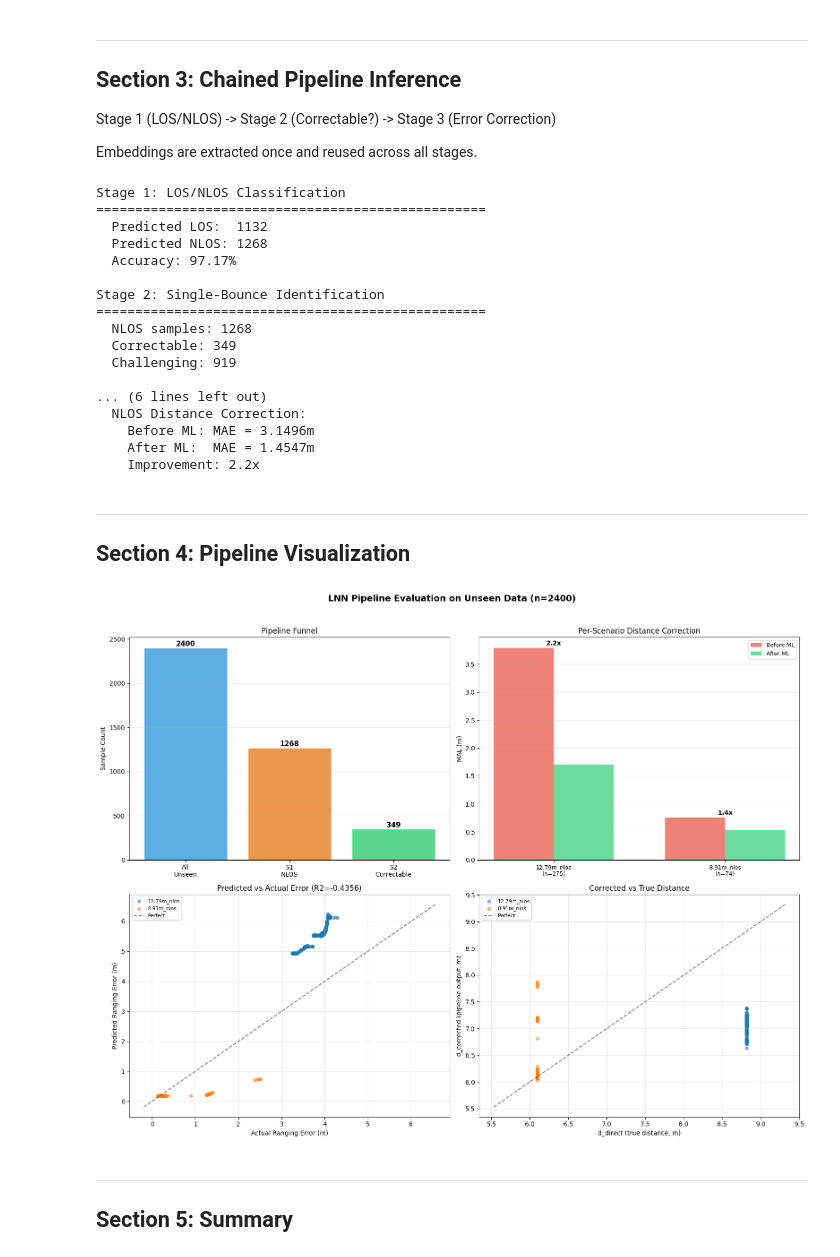
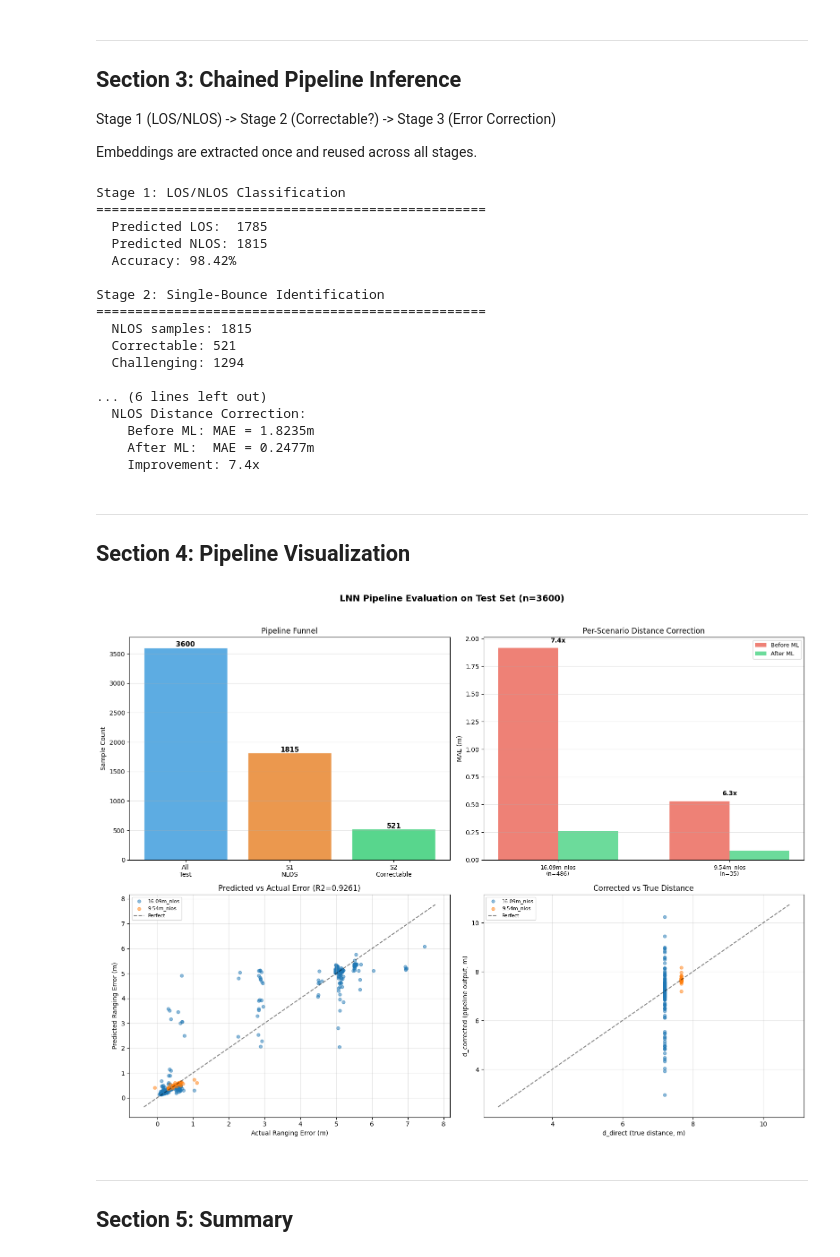
Before and after one commit to jonathanljc/capstone, a Jupyter notebook: lnn/test_pipeline.ipynb, the cells around one changed output. Drawn from its saved outputs; the diff is of its cells as text; code cells hidden in the pictures.

```diff
--- a/lnn/test_pipeline.ipynb
+++ b/lnn/test_pipeline.ipynb
@@ -354,7 +366,7 @@ print("=" * 50)
 nlos_embeddings = embeddings[nlos_indices]
 stage2_preds = stage2_rf.predict(nlos_embeddings)
 
-correctable_mask = stage2_preds == 0  # correctable = 0 in Stage 2 labels (0=correctable, 1=challenging)
+correctable_mask = stage2_preds == 0  # 0=correctable, 1=challenging
 correctable_idx = nlos_indices[correctable_mask]
 
 print(f"  NLOS samples: {len(nlos_indices)}")
@@ -367,12 +379,10 @@ print(f"  Challenging: {(~correctable_mask).sum()}")
 print(f"\nStage 3: Ranging Error Correction")
 print("=" * 50)
 
-# Build Stage 3 feature matrix: 64-dim embeddings + Distance
+# Stage 3 features: 64-dim LNN embeddings only (matches training)
 corr_embeddings = embeddings[correctable_idx]
-corr_distances = all_d_hw[correctable_idx].reshape(-1, 1)
-stage3_features = np.hstack([corr_embeddings, corr_distances])  # (n, 65)
 
-predicted_errors = stage3_rf.predict(stage3_features)
+predicted_errors = stage3_rf.predict(corr_embeddings)
 
 d_hw_pipe = all_d_hw[correctable_idx]
 d_dir_pipe = all_d_direct[correctable_idx]
@@ -385,8 +395,8 @@ corrected_errors = corrected_distances - d_dir_pipe
 
 actually_nlos = labels_pipe == 1
 
-print(f"  Pipeline funnel: {len(df_unseen)} -> {predicted_nlos.sum()} -> {len(correctable_idx)}")
-print(f"  Stage 3 features: {stage3_features.shape[1]}-dim (64 LNN embeddings + Distance)")
+print(f"  Pipeline funnel: {len(df_test)} -> {predicted_nlos.sum()} -> {len(correctable_idx)}")
+print(f"  Stage 3 features: {corr_embeddings.shape[1]}-dim (64 LNN embeddings)")
 print(f"  Actually NLOS: {actually_nlos.sum()}, LOS false positives: {(~actually_nlos).sum()}")
 
 if actually_nlos.sum() > 0:
@@ -400,21 +410,21 @@ if actually_nlos.sum() > 0:
 # %% [output]
 Stage 1: LOS/NLOS Classification
 ==================================================
-  Predicted LOS:  1132
-  Predicted NLOS: 1268
-  Accuracy: 97.17%
+  Predicted LOS:  1785
+  Predicted NLOS: 1815
+  Accuracy: 98.42%
 
 Stage 2: Single-Bounce Identification
 ==================================================
-  NLOS samples: 1268
-  Correctable: 349
-  Challenging: 919
+  NLOS samples: 1815
+  Correctable: 521
+  Challenging: 1294
 
 ... (6 lines left out)
   NLOS Distance Correction:
-    Before ML: MAE = 3.1496m
-    After ML:  MAE = 1.4547m
-    Improvement: 2.2x
+    Before ML: MAE = 1.8235m
+    After ML:  MAE = 0.2477m
+    Improvement: 7.4x
 # %% [markdown]
 ---
 ## Section 4: Pipeline Visualization
@@ -427,8 +437,8 @@ plt.subplots_adjust(hspace=0.4, wspace=0.3)
 
 # 1. Pipeline funnel
 ax = axs[0, 0]
-stages = ['All\nUnseen', 'S1\nNLOS', 'S2\nCorrectable']
-counts = [len(df_unseen), int(predicted_nlos.sum()), len(correctable_idx)]
+stages = ['All\nTest', 'S1\nNLOS', 'S2\nCorrectable']
+counts = [len(df_test), int(predicted_nlos.sum()), len(correctable_idx)]
 colors_bar = ['#3498db', '#e67e22', '#2ecc71']
 bars = ax.bar(stages, counts, color=colors_bar, edgecolor='white', alpha=0.8)
 for bar, c in zip(bars, counts):
@@ -478,35 +488,35 @@ if actually_nlos.sum() > 0:
     lims = [min(actual_re.min(), pred_re.min()) - 0.3,
             max(actual_re.max(), pred_re.max()) + 0.3]
     ax.plot(lims, lims, 'k--', lw=1.5, alpha=0.5, label='Perfect')
     r2 = r2_score(actual_re, pred_re)
     ax.set_title(f'Predicted vs Actual Error (R2={r2:.4f})')
     ax.legend(fontsize=8)
 ax.set_xlabel('Actual Ranging Error (m)')
 ax.set_ylabel('Predicted Ranging Error (m)')
 ax.grid(True, alpha=0.3)
 
 # 4. Corrected distance vs true distance
 ax = axs[1, 1]
 if actually_nlos.sum() > 0:
     for g in unique_nlos_groups:
         mask = (groups_pipe == g) & actually_nlos
         if mask.sum() > 0:
             ax.scatter(d_dir_pipe[mask], corrected_distances[mask], s=25, alpha=0.5, label=g)
     lims = [min(d_dir_pipe[actually_nlos].min(), corrected_distances[actually_nlos].min()) - 0.5,
             max(d_dir_pipe[actually_nlos].max(), corrected_distances[actually_nlos].max()) + 0.5]
     ax.plot(lims, lims, 'k--', lw=1.5, alpha=0.5, label='Perfect')
     ax.legend(fontsize=8)
 ax.set_xlabel('d_direct (true distance, m)')
 ax.set_ylabel('d_corrected (pipeline output, m)')
 ax.set_title('Corrected vs True Distance')
 ax.grid(True, alpha=0.3)
 
-plt.suptitle(f'LNN Pipeline Evaluation on Unseen Data (n={len(df_unseen)})',
+plt.suptitle(f'LNN Pipeline Evaluation on Test Set (n={len(df_test)})',
              fontsize=14, fontweight='bold', y=1.02)
 plt.tight_layout()
 plt.show()
 # %% [output]
-[figure, old version]
+[figure, new version]
 # %% [markdown]
 ---
 ## Section 5: Summary
```
Also changed, not shown: parts of 5 cells of this notebook, 1 other file.
